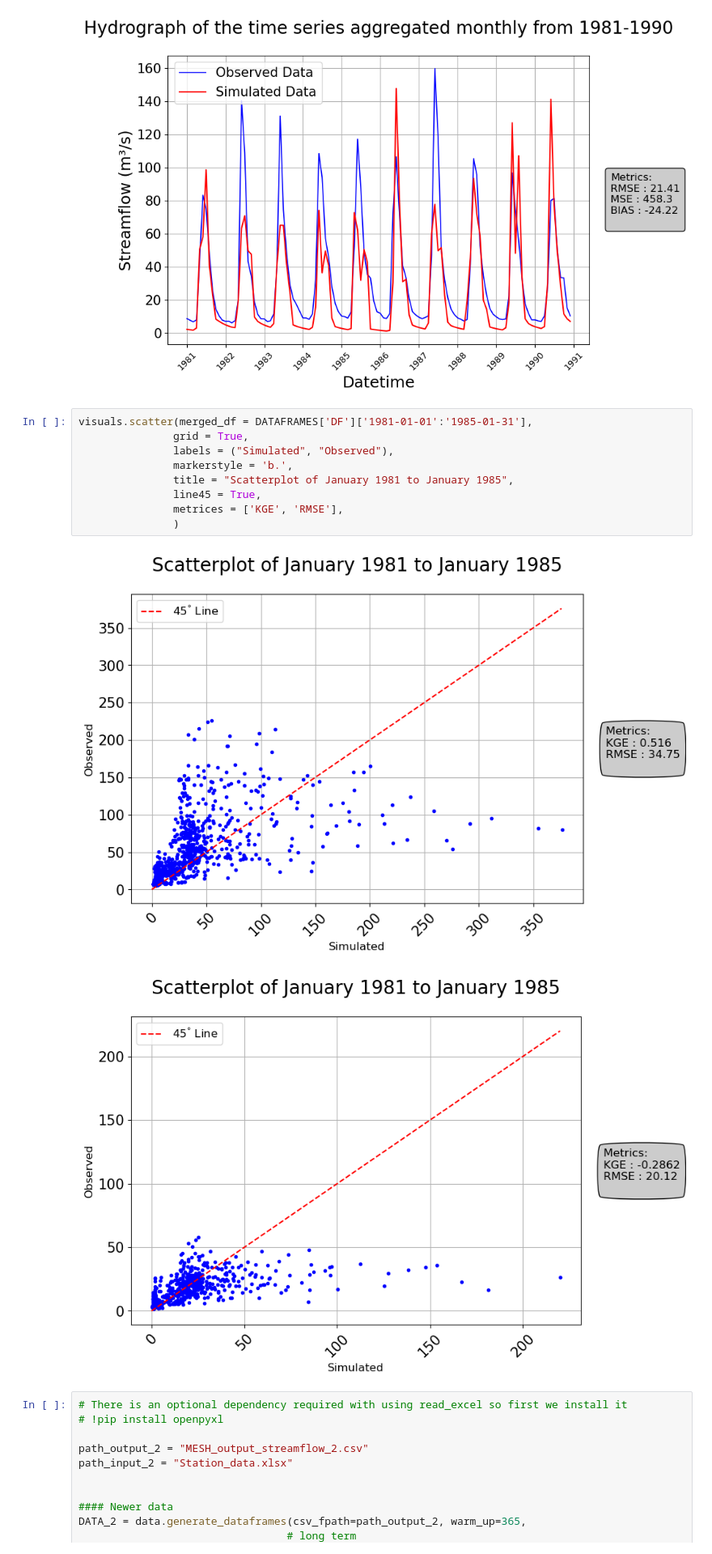
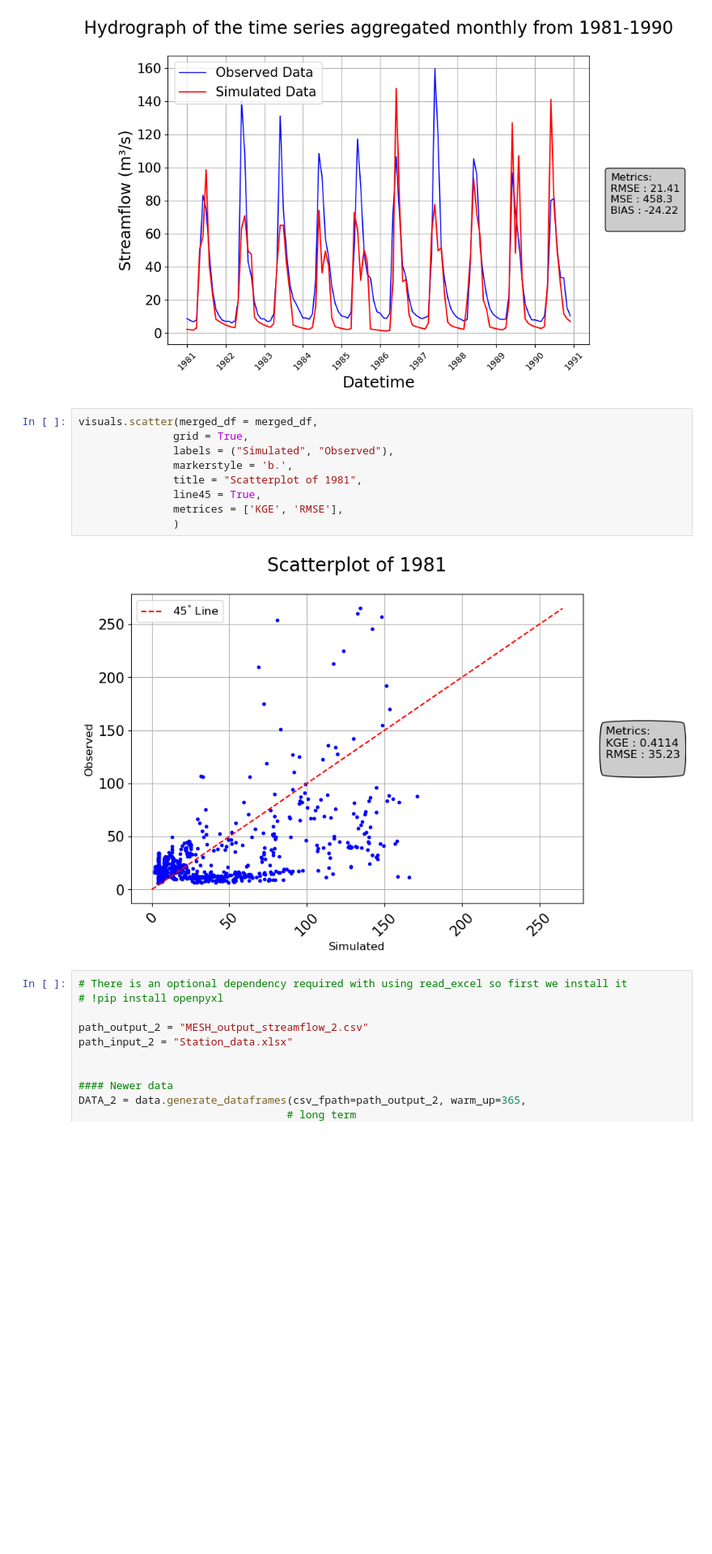
Before and after one commit to UchechukwuUdenze/NHS_PostProcessing, a Jupyter notebook: docs/source/notebooks/Examples.ipynb, the cells around one changed output. Shown at 81% size. Drawn from its saved outputs; the diff is of its cells as text; blank space fills up the shorter version.

```diff
--- a/docs/source/notebooks/Examples.ipynb
+++ b/docs/source/notebooks/Examples.ipynb
@@ -582,17 +582,16 @@ visuals.plot(merged_df = Stations_by_monthly[0]['1981-01':'1990-12'],
 # %% [output]
 [figure]
 # %%
-visuals.scatter(merged_df = DATAFRAMES['DF']['1981-01-01':'1985-01-31'],
+visuals.scatter(merged_df = merged_df,
                grid = True,
                labels = ("Simulated", "Observed"),
                markerstyle = 'b.',
-               title = "Scatterplot of January 1981 to January 1985",
+               title = "Scatterplot of 1981",
                line45 = True,
                metrices = ['KGE', 'RMSE'],
                )
 # %% [output]
-[figure, old version]
+[figure, new version]
-[figure, removed]
 # %%
 # There is an optional dependency required with using read_excel so first we install it
 # !pip install openpyxl
```
Also changed, not shown: parts of 5 cells of this notebook, 4 other files.
